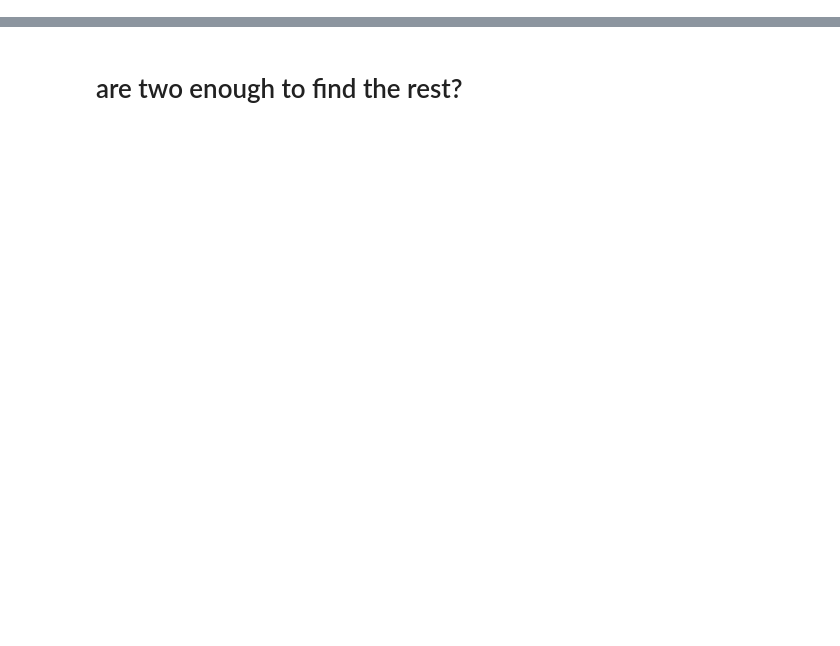
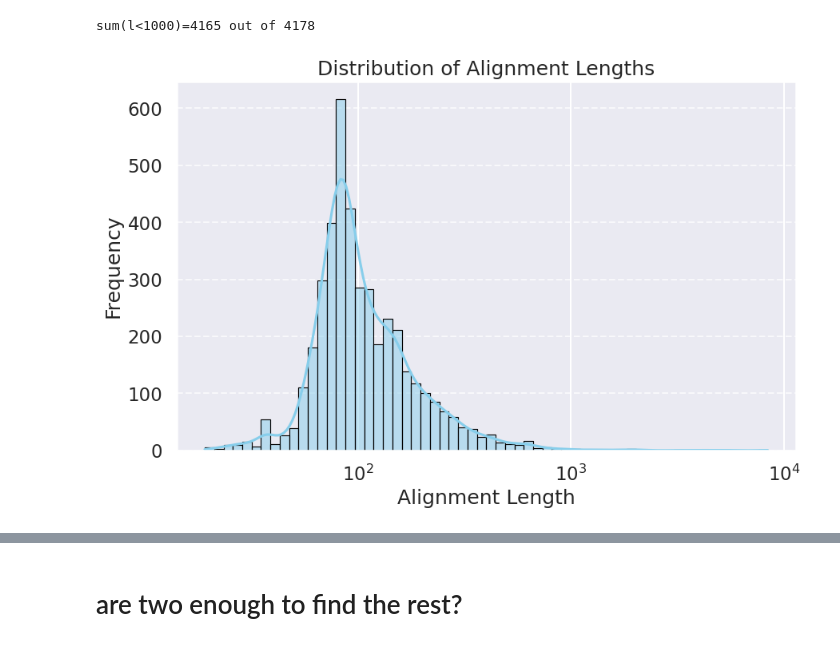
Before and after one commit to smautner/pig, a Jupyter notebook: yoda/scripts/eval_4k.ipynb, the cells around one changed output, grey strips where cells are left out. Cells and saved outputs as stored; diff of their text form; code cells hidden in the pictures; blank space fills up the shorter version.

Commit message:
cmcomp stuff

```diff
--- a/yoda/scripts/eval_4k.ipynb
+++ b/yoda/scripts/eval_4k.ipynb
@@ -25,3 +28,9 @@ a,l = load_rfam(full= True, add_cov= False)
+# %%
+import cmcomp
+cmcomp.hist(a)
+# %% [output]
+sum(l<1000)=4165 out of 4178
+[figure, added]
 # %%
 # this is just to collect data to report in the paper
 # asd= cl.get_label_dictionary(cl.clans_rfam15)
```
Also changed, not shown: parts of 14 cells of this notebook, 4 other files.
